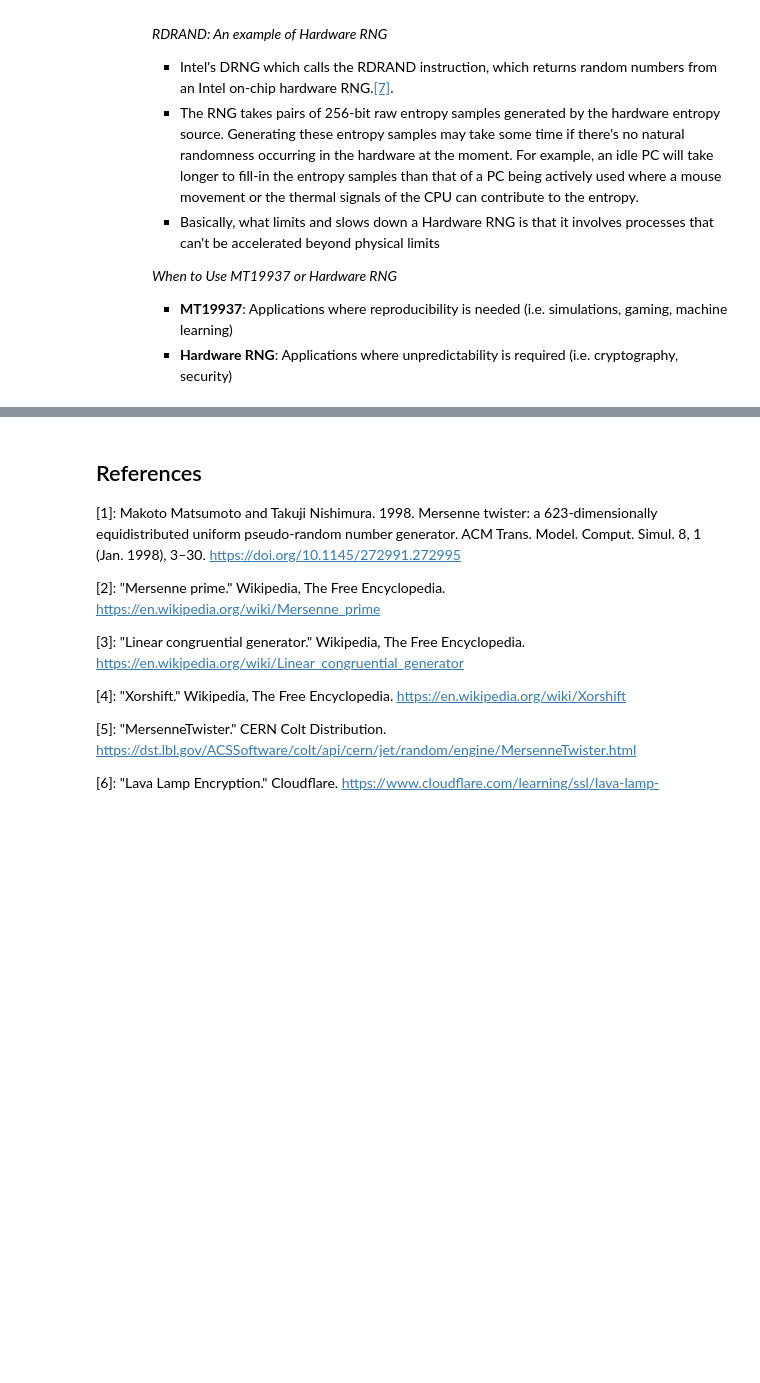
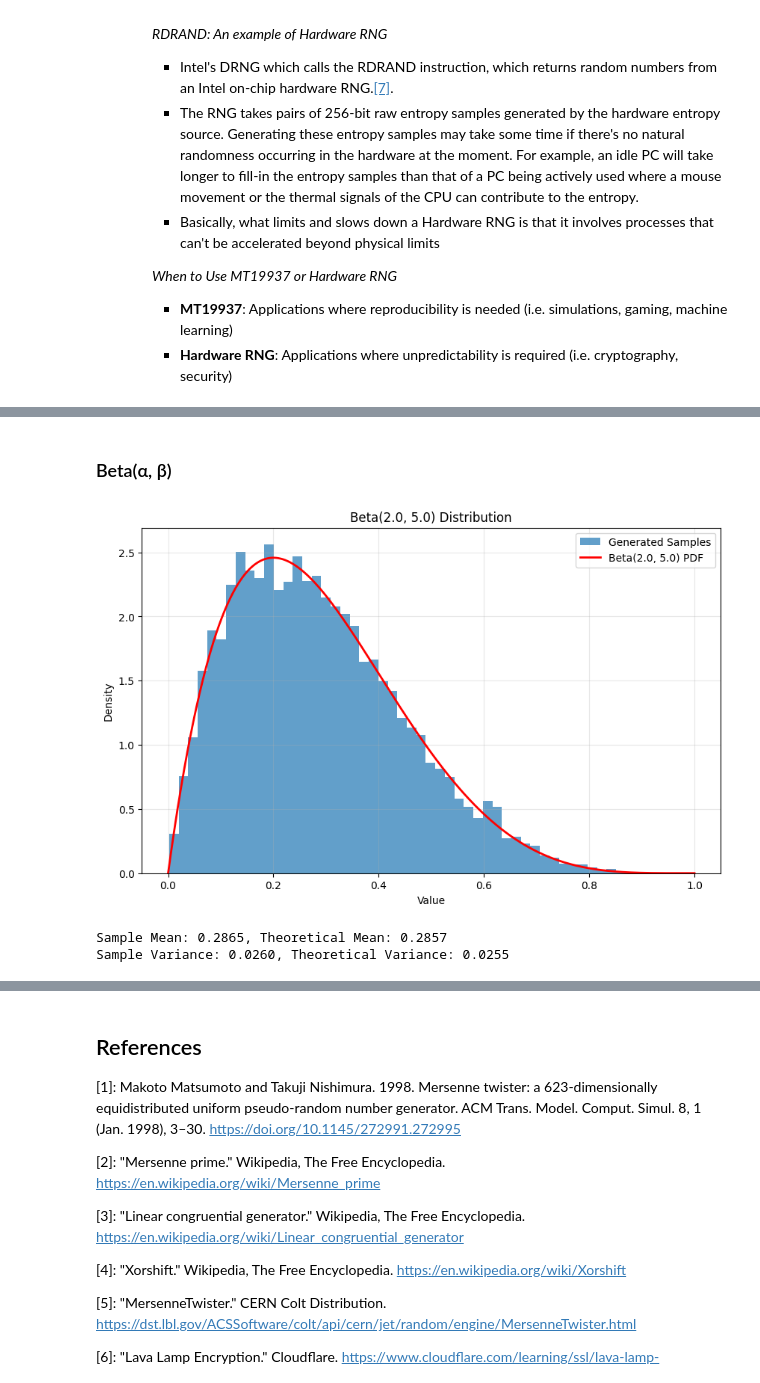
Before and after one commit to angelhalili-edu/ai212-s3, a Jupyter notebook: Problem1_RandomNumberGeneration.ipynb, the cells around one changed output, grey strips where cells are left out. Cells and saved outputs as stored; diff of their text form; code cells hidden in the pictures; blank space fills up the shorter version.

```diff
--- a/Problem1_RandomNumberGeneration.ipynb
+++ b/Problem1_RandomNumberGeneration.ipynb
@@ -168,0 +496,67 @@ Despite its strengths, MT19937 has drawbacks:
+# %% [markdown]
+### Beta(α, β)
+# %%
+import numpy as np
+import matplotlib.pyplot as plt
+from scipy import stats
+
+def generate_beta_samples(alpha, beta, n_samples):
+    """
+    Generate samples from a Beta distribution using inverse transform sampling.
+
+    Args:
+        rng: Random number generator instance
+        n_samples: Number of samples to generate
+        alpha: Alpha parameter of the Beta distribution
+        beta: Beta parameter of the Beta distribution
+
+    Returns:
+        Samples from the Beta distribution
+    """
+    # Generate uniform random numbers using the provided RNG
+    uniform_samples = np.array([mt19937RNG.random() for _ in range(n_samples)])
+
+    # Apply inverse transform sampling for Beta distribution
+    # For Beta distribution, we use the inverse CDF (percent point function)
+    return stats.beta.ppf(uniform_samples, alpha, beta)
+
+# Parameters for Beta distribution
+alpha = 2.0
+beta = 5.0
+
+# Number of samples to generate
+n_samples = 10000
+
+# Generate samples using our MT19937 generator
+samples = generate_beta_samples(alpha, beta, n_samples)
+
+# Plot histogram of the generated samples
+plt.figure(figsize=(10, 6))
+plt.hist(samples, bins=50, density=True, alpha=0.7, label='Generated Samples')
+
+# Plot the theoretical PDF
+x = np.linspace(0, 1, 1000)
+pdf = stats.beta.pdf(x, alpha, beta)
+plt.plot(x, pdf, 'r-', lw=2, label=f'Beta({alpha}, {beta}) PDF')
+
+# Calculate sample statistics
+sample_mean = np.mean(samples)
+sample_var = np.var(samples)
+
+# Calculate theoretical statistics
+theoretical_mean = alpha / (alpha + beta)
+theoretical_var = (alpha * beta) / ((alpha + beta)**2 * (alpha + beta + 1))
+
+plt.title(f'Beta({alpha}, {beta}) Distribution')
+plt.xlabel('Value')
+plt.ylabel('Density')
+plt.legend()
+plt.grid(True, alpha=0.3)
+plt.show()
+
+print(f"Sample Mean: {sample_mean:.4f}, Theoretical Mean: {theoretical_mean:.4f}")
+print(f"Sample Variance: {sample_var:.4f}, Theoretical Variance: {theoretical_var:.4f}")
+# %% [output]
+[figure, added]
+Sample Mean: 0.2865, Theoretical Mean: 0.2857
+Sample Variance: 0.0260, Theoretical Variance: 0.0255
```
Also changed, not shown: parts of 21 cells of this notebook.
